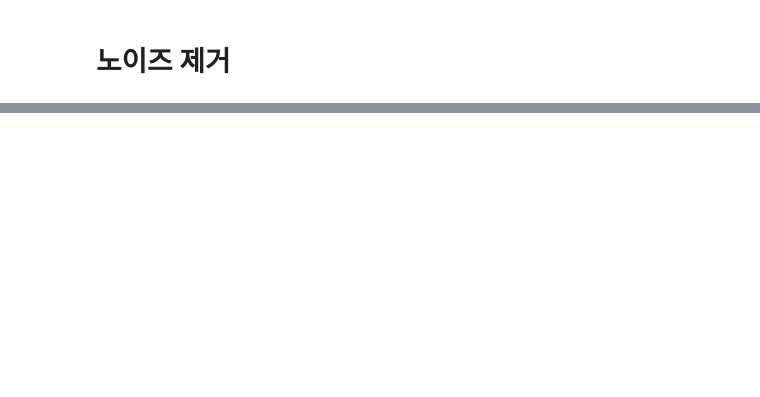
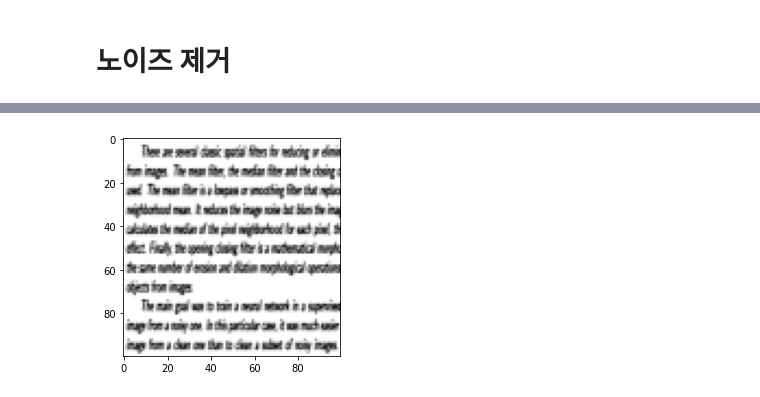
Before and after one commit to Son-BR/KDT_Projects, a Jupyter notebook: EXAM_DL/DAY_0916/letter.ipynb, the cells around one changed output, grey strips where cells are left out. Drawn from its saved outputs; the diff is of its cells as text; code cells hidden in the pictures; blank space fills up the shorter version.

```diff
--- a/EXAM_DL/DAY_0916/letter.ipynb
+++ b/EXAM_DL/DAY_0916/letter.ipynb
@@ -38,0 +166,5 @@ x_train2.shape
+# %%
+plt.imshow(y_test[15], cmap='gray')
+plt.show()
+# %% [output]
+[figure, added]
```
Also changed, not shown: parts of 24 cells of this notebook, 1 other file.
